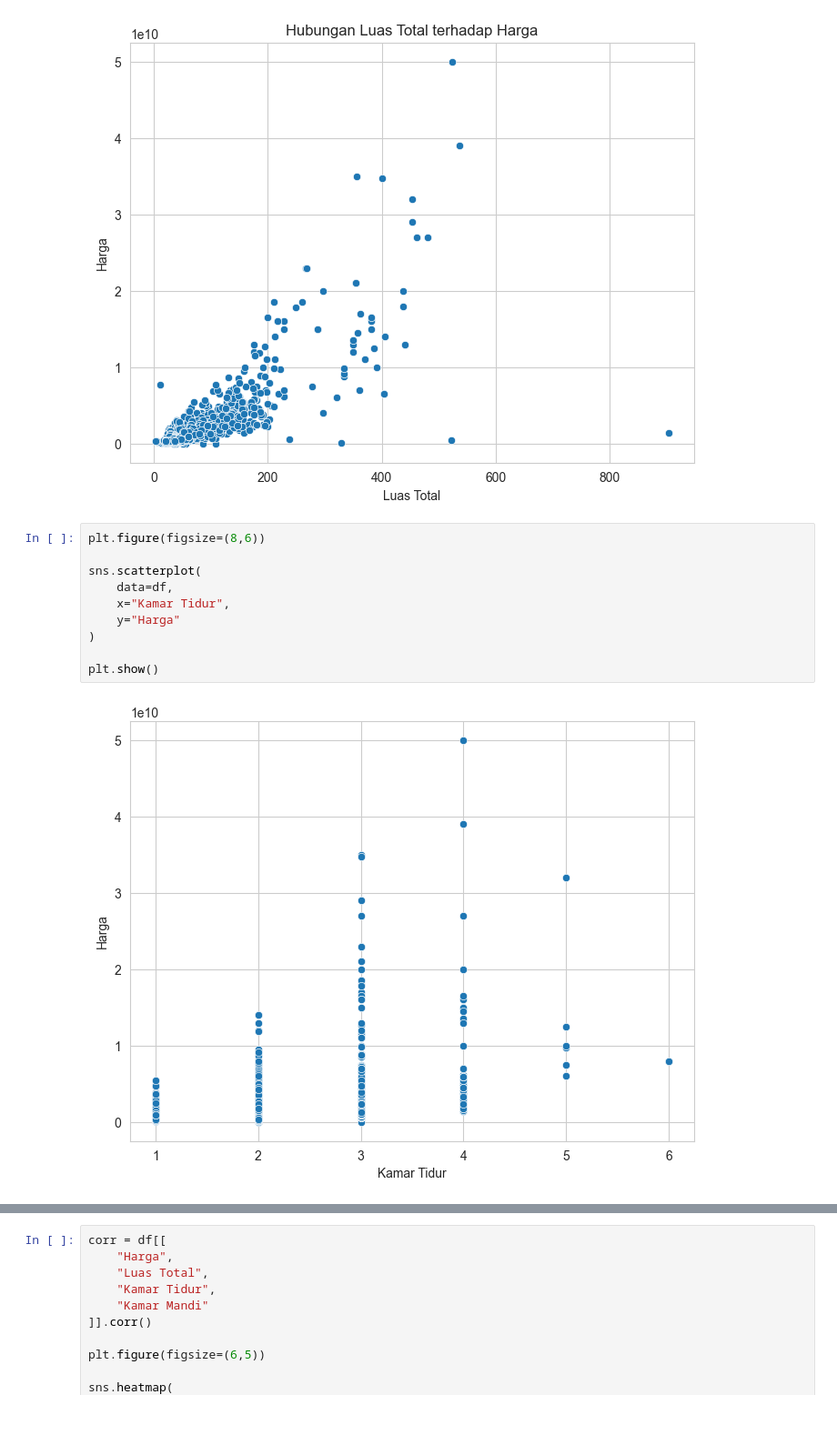
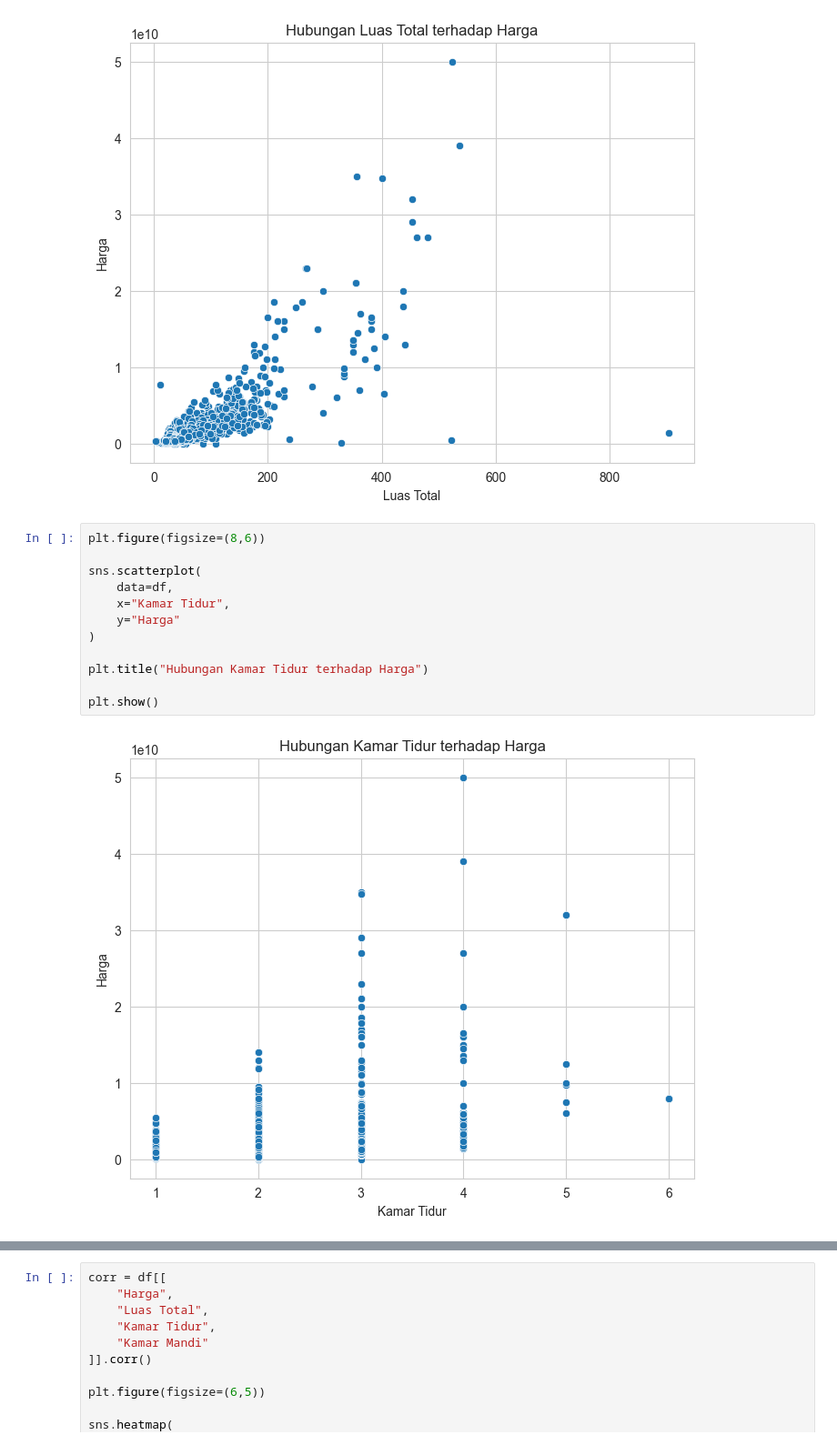
Before and after one commit to hanoremma/scraping-web, a Jupyter notebook: notebook/visualisasi.ipynb, the cells around one changed output, grey strips where cells are left out. Shown at 91% size. Cells and saved outputs as stored; diff of their text form; blank space fills up the shorter version.

```diff
--- a/notebook/05_eda.ipynb
+++ b/notebook/visualisasi.ipynb
@@ -114,15 +116,17 @@ plt.show()
 # %%
 plt.figure(figsize=(8,6))
 
 sns.scatterplot(
     data=df,
     x="Kamar Tidur",
     y="Harga"
 )
 
+plt.title("Hubungan Kamar Tidur terhadap Harga")
+
 plt.show()
 # %% [output]
-[figure, old version]
+[figure, new version]
 # %%
 plt.figure(figsize=(8,6))
 
```
Also changed, not shown: parts of 2 cells of this notebook, 2 other files.
